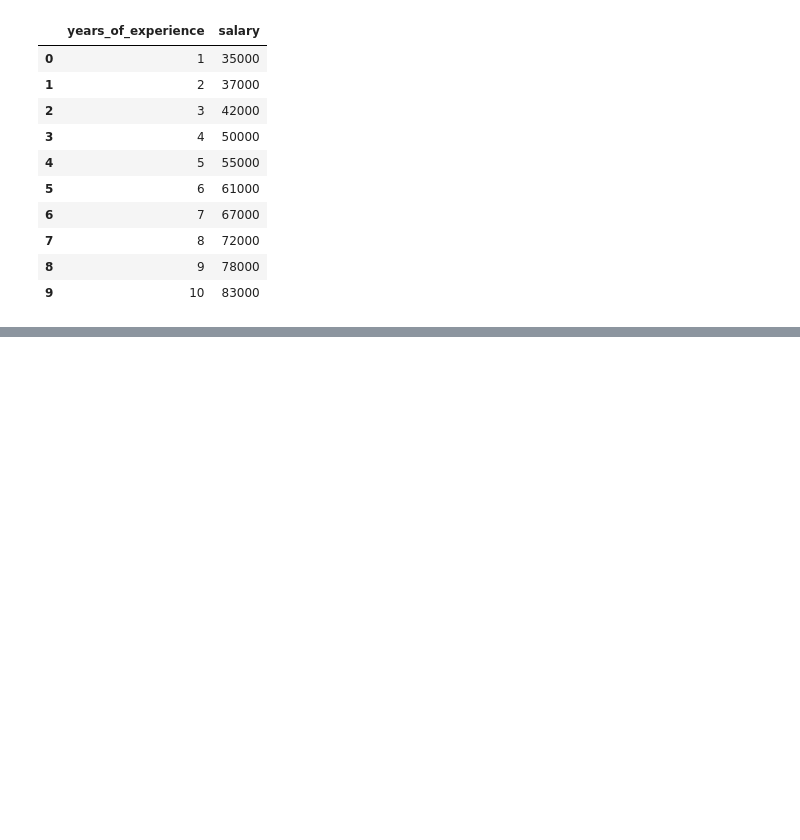
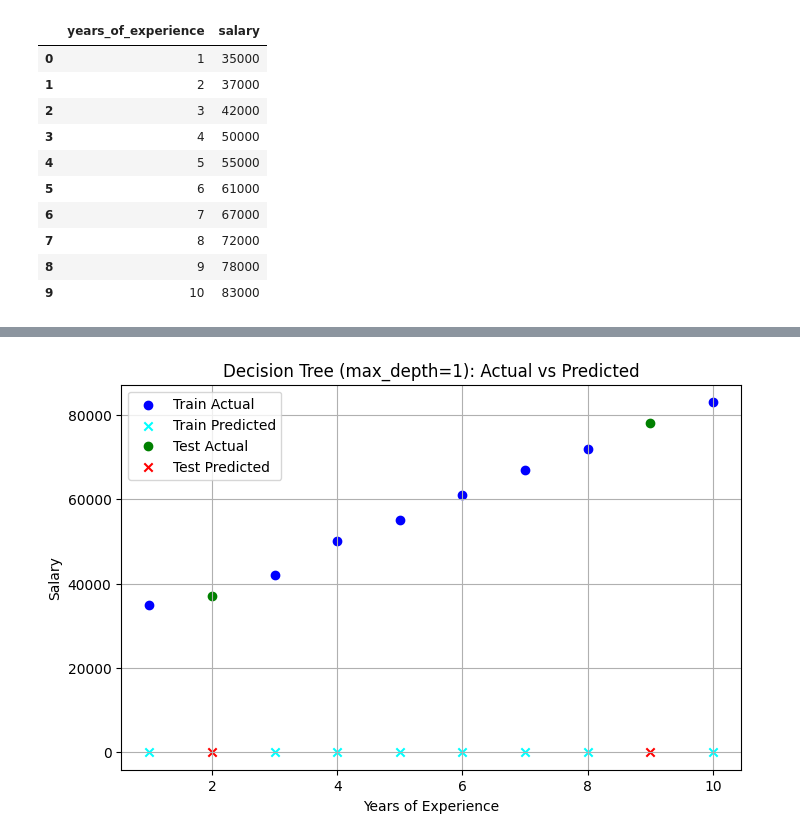
Before and after one commit to DhaneeraDulvanya/data-analytics-practice, a Jupyter notebook: session_09.ipynb, the cells around one changed output, grey strips where cells are left out. Saved outputs shown, nothing was run; the diff lists cells and outputs as text; code cells hidden in the pictures; blank space fills up the shorter version.

```diff
--- a/session_09.ipynb
+++ b/session_09.ipynb
@@ -27,0 +98,7 @@ df
+# %%
+for i in range(1, 11):
+    model = DecisionTreeRegressor(max_depth=i)
+    model.fit(x_train, y_train)
+    y_pred = model.predict(x_test)
+    mse = mean_squared_error(y_test, y_pred)
+    print(f"Max Depth: {i}, Mean Squared Error: {mse}")
@@ -27,0 +116,14 @@ df
+# %%
+plt.figure(figsize=(8,5))
+plt.scatter(x_train, y_train, label='Train Actual', color='blue')
+plt.scatter(x_train, x_train, label='Train Predicted', color='cyan', marker='x')
+plt.scatter(x_test, y_test, label='Test Actual', color='green')
+plt.scatter(x_test, x_test, label='Test Predicted', color='red', marker='x')
+plt.xlabel('Years of Experience')
+plt.ylabel('Salary')
+plt.title('Decision Tree (max_depth=1): Actual vs Predicted')
+plt.legend()
+plt.grid(True)
+plt.show()
+# %% [output]
+[figure, added]
```
Also changed, not shown: parts of 13 cells of this notebook.
